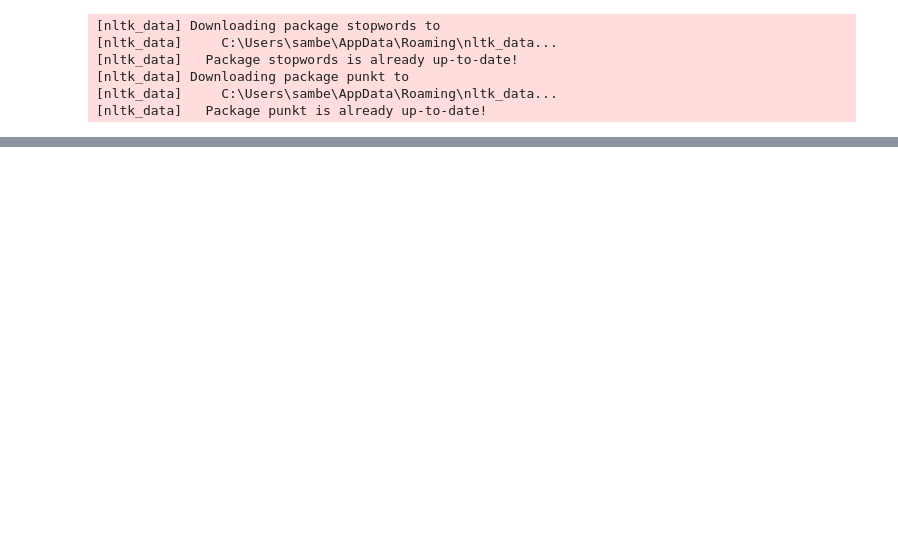
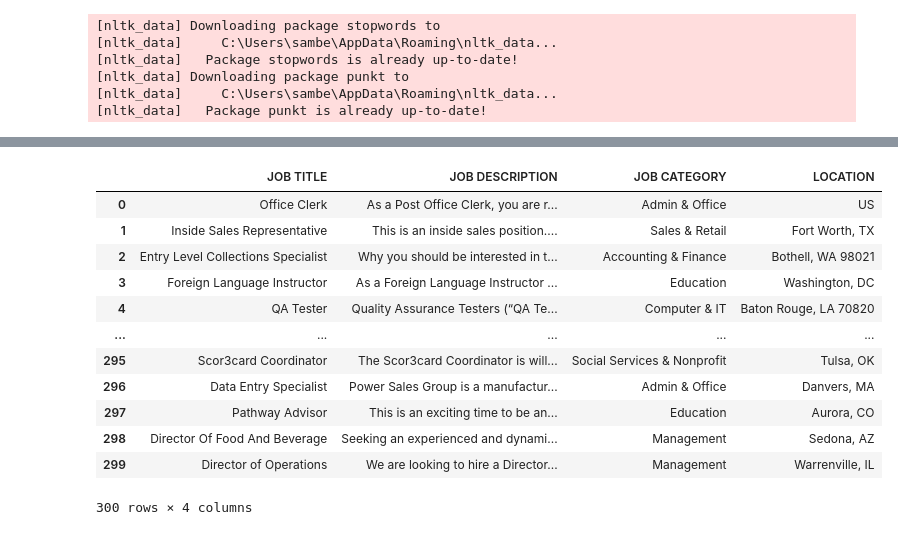
Before and after one commit to sambellsoup/rookieplay, a Jupyter notebook: recs/job_description_update.ipynb, the cells around one changed output, grey strips where cells are left out. Cells and saved outputs as stored; diff of their text form; code cells hidden in the pictures; blank space fills up the shorter version.

```diff
--- a/recs/job_description_update.ipynb
+++ b/recs/job_description_update.ipynb
@@ -65,0 +27,7 @@ def document_to_text(url):
+# %%
+to_add1 = pd.read_csv(r"C:\Users\sambe\Projects\rookieplay\data\compile\Job Descriptions 1.csv")
+to_add2 = pd.read_csv(r"C:\Users\sambe\Projects\rookieplay\data\compile\Job Descriptions 2.csv")
+to_add3 = pd.read_csv(r"C:\Users\sambe\Projects\rookieplay\data\compile\Job Descriptions 3.csv")
+# %%
+## Examine all new rows
+pd.set_option('display.max_rows', 100)
@@ -65,0 +53,22 @@ def document_to_text(url):
+# %%
+all_to_add = [to_add1, to_add2, to_add3]
+
+result = pd.concat(all_to_add)
+# %%
+result = result.reset_index(drop=True)
+# %%
+result
+# %% [output]
+|  | JOB TITLE | JOB DESCRIPTION | JOB CATEGORY | LOCATION |
+| 0 | Office Clerk | As a Post Office Clerk, you are r... | Admin & Office | US |
+| 1 | Inside Sales Representative | This is an inside sales position.... | Sales & Retail | Fort Worth, TX |
+| 2 | Entry Level Collections Specialist | Why you should be interested in t... | Accounting & Finance | Bothell, WA 98021 |
+| 3 | Foreign Language Instructor | As a Foreign Language Instructor ... | Education | Washington, DC |
+| 4 | QA Tester | Quality Assurance Testers (“QA Te... | Computer & IT | Baton Rouge, LA 70820 |
+| ... | ... | ... | ... | ... |
+| 295 | Scor3card Coordinator | The Scor3card Coordinator is will... | Social Services & Nonprofit | Tulsa, OK |
+| 296 | Data Entry Specialist | Power Sales Group is a manufactur... | Admin & Office | Danvers, MA |
+| 297 | Pathway Advisor | This is an exciting time to be an... | Education | Aurora, CO |
+| 298 | Director Of Food And Beverage | Seeking an experienced and dynami... | Management | Sedona, AZ |
+| 299 | Director of Operations | We are looking to hire a Director... | Management | Warrenville, IL |
+300 rows × 4 columns
```
Also changed, not shown: parts of 27 cells of this notebook, 2 other files.
